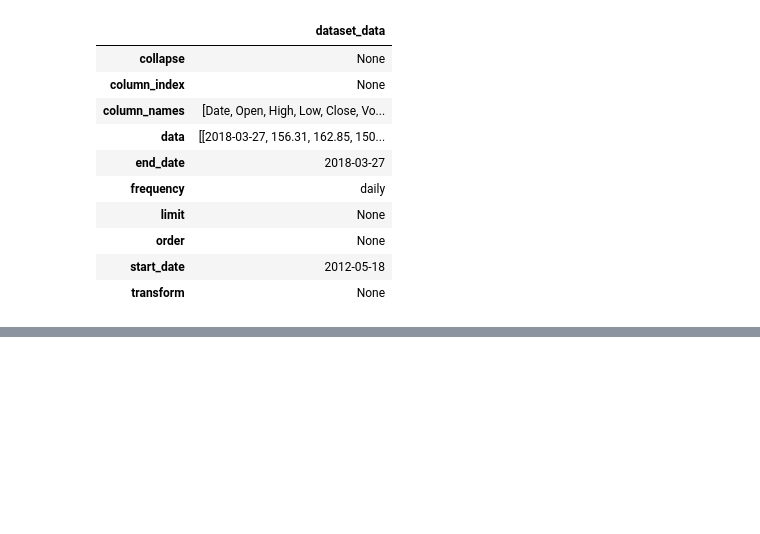
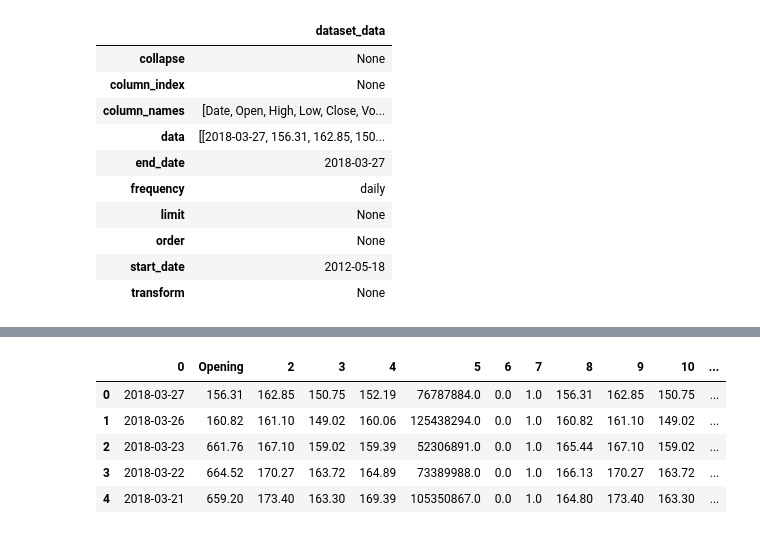
Before and after one commit to larsk123/ipython_api_stuff, a Jupyter notebook: Trying to structure API data in panda dataframe.ipynb, the cells around one changed output, grey strips where cells are left out. Saved outputs shown, nothing was run; the diff lists cells and outputs as text; code cells hidden in the pictures; blank space fills up the shorter version.

```diff
--- a/Trying to structure API data in panda dataframe.ipynb
+++ b/Trying to structure API data in panda dataframe.ipynb
@@ -21,3 +22,20 @@ df.head(10)
 | order | None |
 | start_date | 2012-05-18 |
 | transform | None |
+# %%
+#input ticker below
+ticker = "FB"
+
+q_url = response = f"https://www.quandl.com/api/v3/datasets/WIKI/{ticker}/data.json?api_key=FsxyvTxSuRjkzknsUhFe"
+
+q_r = requests.get(q_url)
+#print (q_r.content)
+q_data = q_r.json()
+#print(q_data)
+
+column_data = json_normalize(q_data['dataset_data'], 'data')
+q_df = column_data
+q_df.columns = ["Date","Open","High","Low","Close","Volume","Ex-Dividend","Split Ratio","Adj. Open","Adj. High","Adj. Low","Adj. Close","Adj. Volume"]
+q_df.head()
+#q_df = pd.DataFrame.from_dict(q_data["dataset_data"])
+#q_df.head(10)
@@ -23,0 +66,12 @@ df.head(10)
+# %%
+#don't forget sequence you are opering this in. If you run this after having renamed columns, then updated column names
+#seems you have to update column names to be able to manipulate data in panda?
+q_df.rename(columns={1: 'Opening'}, inplace=True)
+q_df.head(5)
+# %% [output]
+|  | 0 | Opening | 2 | 3 | 4 | 5 | 6 | 7 | 8 | 9 | 10 | ... |
+| 0 | 2018-03-27 | 156.31 | 162.85 | 150.75 | 152.19 | 76787884.0 | 0.0 | 1.0 | 156.31 | 162.85 | 150.75 | ... |
+| 1 | 2018-03-26 | 160.82 | 161.10 | 149.02 | 160.06 | 125438294.0 | 0.0 | 1.0 | 160.82 | 161.10 | 149.02 | ... |
+| 2 | 2018-03-23 | 661.76 | 167.10 | 159.02 | 159.39 | 52306891.0 | 0.0 | 1.0 | 165.44 | 167.10 | 159.02 | ... |
+| 3 | 2018-03-22 | 664.52 | 170.27 | 163.72 | 164.89 | 73389988.0 | 0.0 | 1.0 | 166.13 | 170.27 | 163.72 | ... |
+| 4 | 2018-03-21 | 659.20 | 173.40 | 163.30 | 169.39 | 105350867.0 | 0.0 | 1.0 | 164.80 | 173.40 | 163.30 | ... |
```
Also changed, not shown: parts of 18 cells of this notebook.
